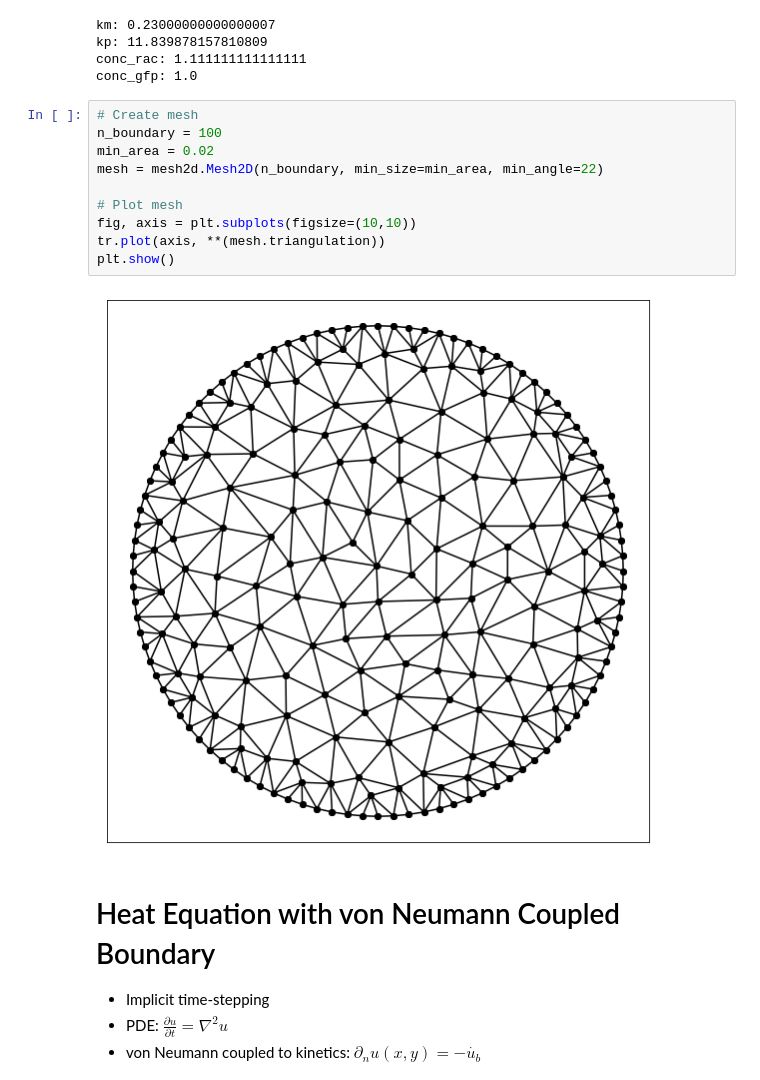
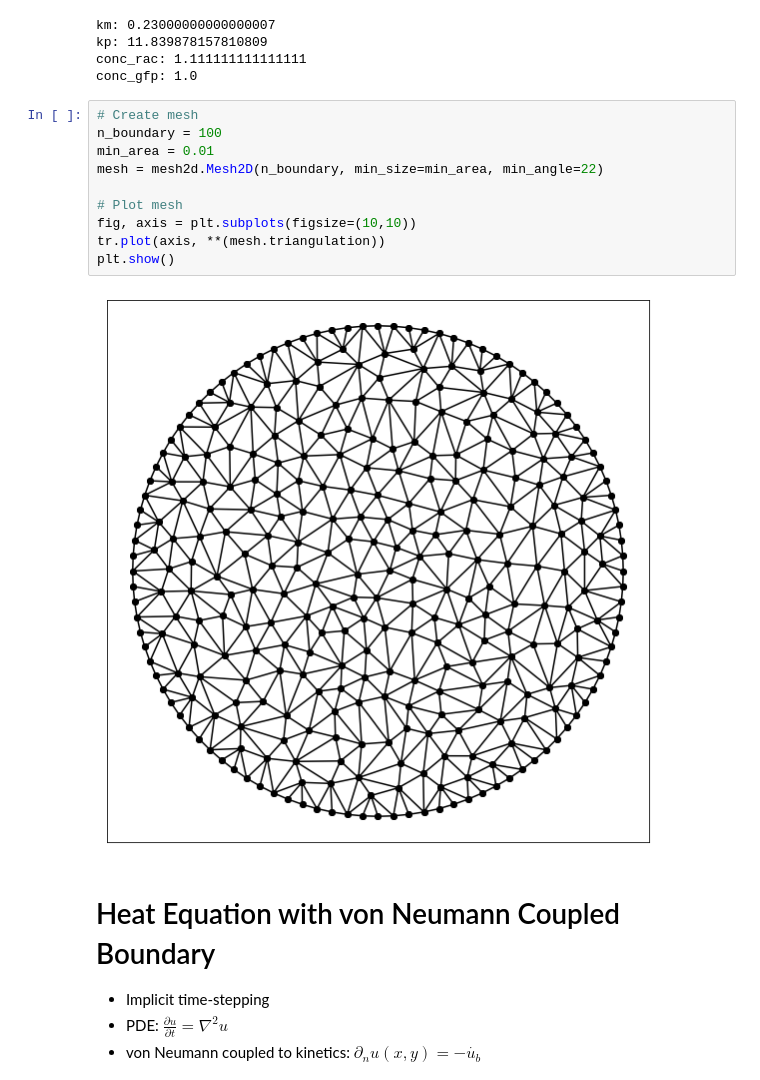
Before and after one commit to JamieJQuinn/gfp-simulator-9000, a Jupyter notebook: Kinetic Boundaries.ipynb, the cells around one changed output. Saved outputs shown, nothing was run; the diff lists cells and outputs as text.

```diff
--- a/Kinetic Boundaries.ipynb
+++ b/Kinetic Boundaries.ipynb
@@ -38,15 +36,15 @@ conc_gfp: 1.0
 # %%
 # Create mesh
 n_boundary = 100
-min_area = 0.02
+min_area = 0.01
 mesh = mesh2d.Mesh2D(n_boundary, min_size=min_area, min_angle=22)
 
 # Plot mesh
 fig, axis = plt.subplots(figsize=(10,10))
 tr.plot(axis, **(mesh.triangulation))
 plt.show()
 # %% [output]
-[figure, old version]
+[figure, new version]
 # %% [markdown]
 # Heat Equation with von Neumann Coupled Boundary
 
```
Also changed, not shown: parts of 16 cells of this notebook, 4 other files.
